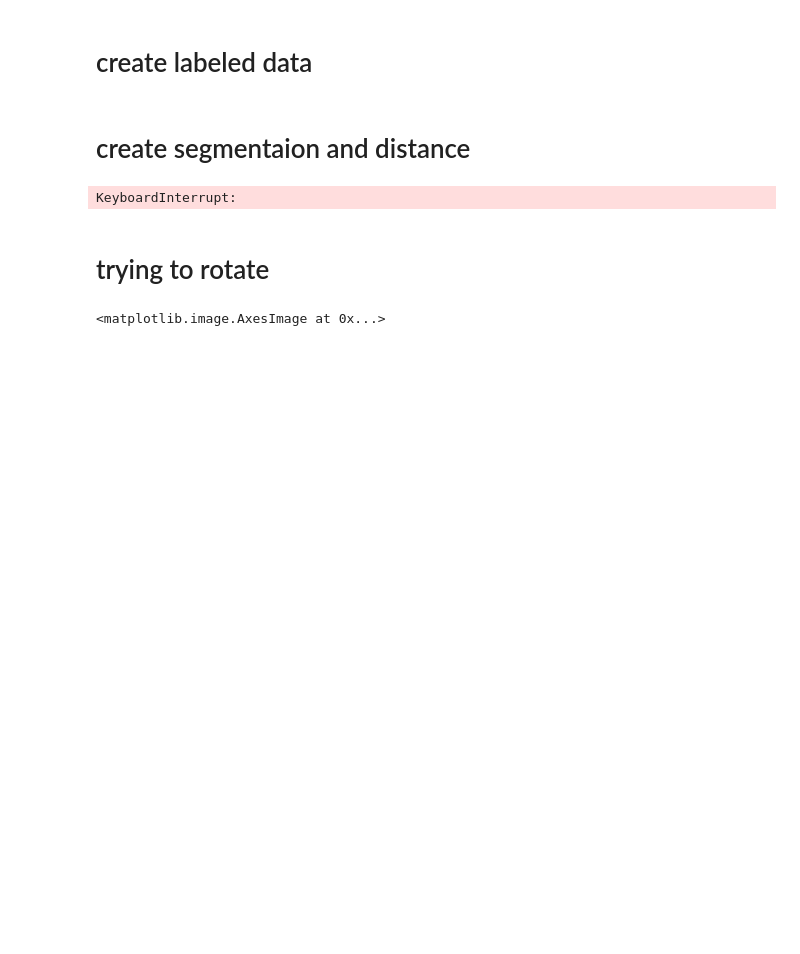
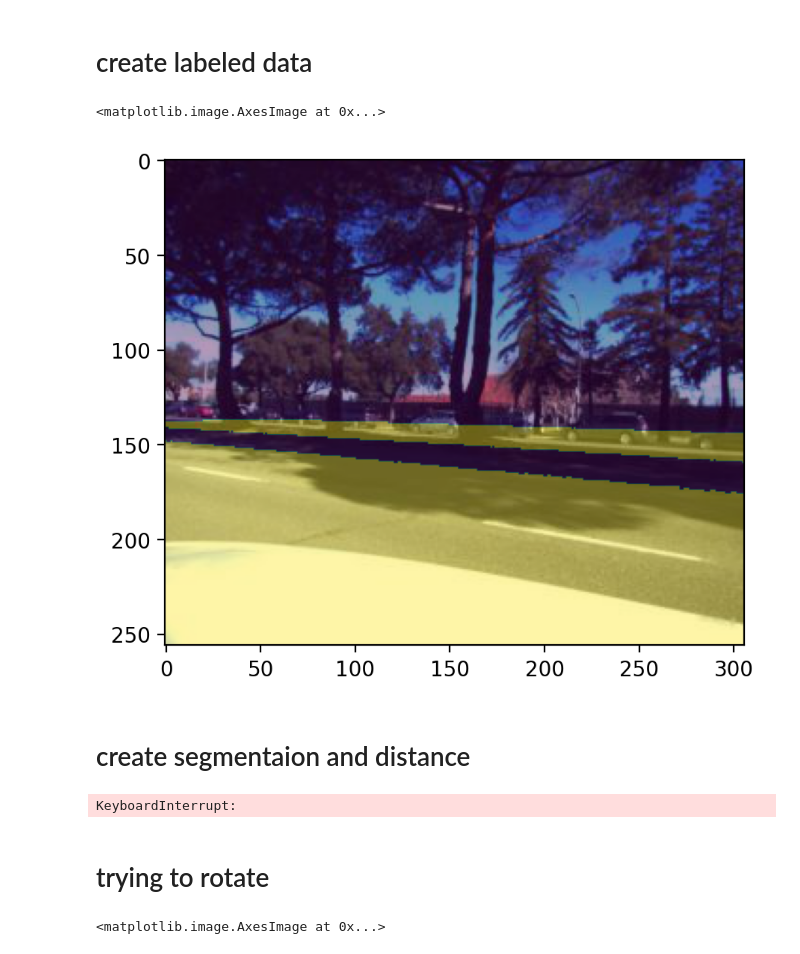
Before and after one commit to mmarinated/ssl_project, a Jupyter notebook: notebooks/opencv_and_top_down_segmentation.ipynb, the cells around one changed output. Cells and saved outputs as stored; diff of their text form; code cells hidden in the pictures; blank space fills up the shorter version.

Commit message:
Segmentation model with projected labels.

```diff
--- a/notebooks/opencv_and_top_down_segmentation.ipynb
+++ b/notebooks/opencv_and_top_down_segmentation.ipynb
@@ -37,3 +46,12 @@ from ssl_project.preprocessing import projections
+# %%
+label = imageio.imread("../data/scene_106/sample_1/ROAD_SEGM_CAM_BACK_LEFT.png")
+photo = imageio.imread("../data/scene_106/sample_1/CAM_BACK_LEFT.jpeg")
+# %%
+plt.imshow(photo)
+plt.imshow(label, alpha=0.4)
+# %% [output]
+<matplotlib.image.AxesImage at 0x...>
+[figure, added]
 # %%
 # top_down_segmentation.VALUE_TO_CATEGORY
 
```
Also changed, not shown: parts of 3 cells of this notebook, 3 other files.
